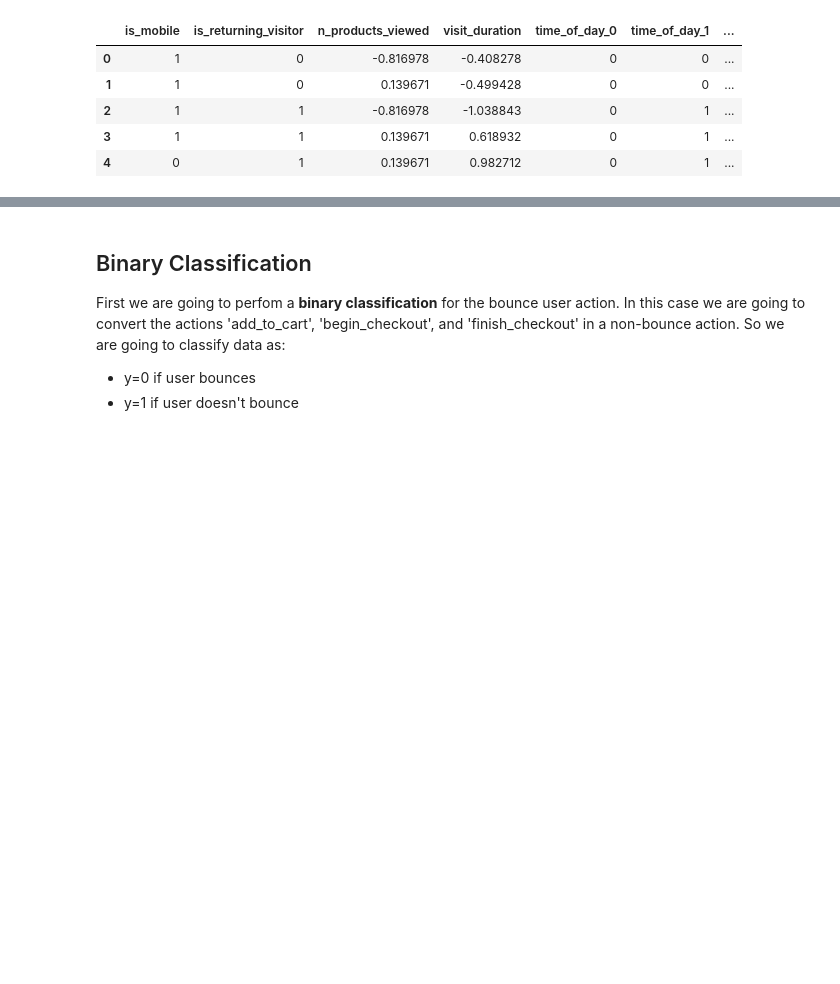
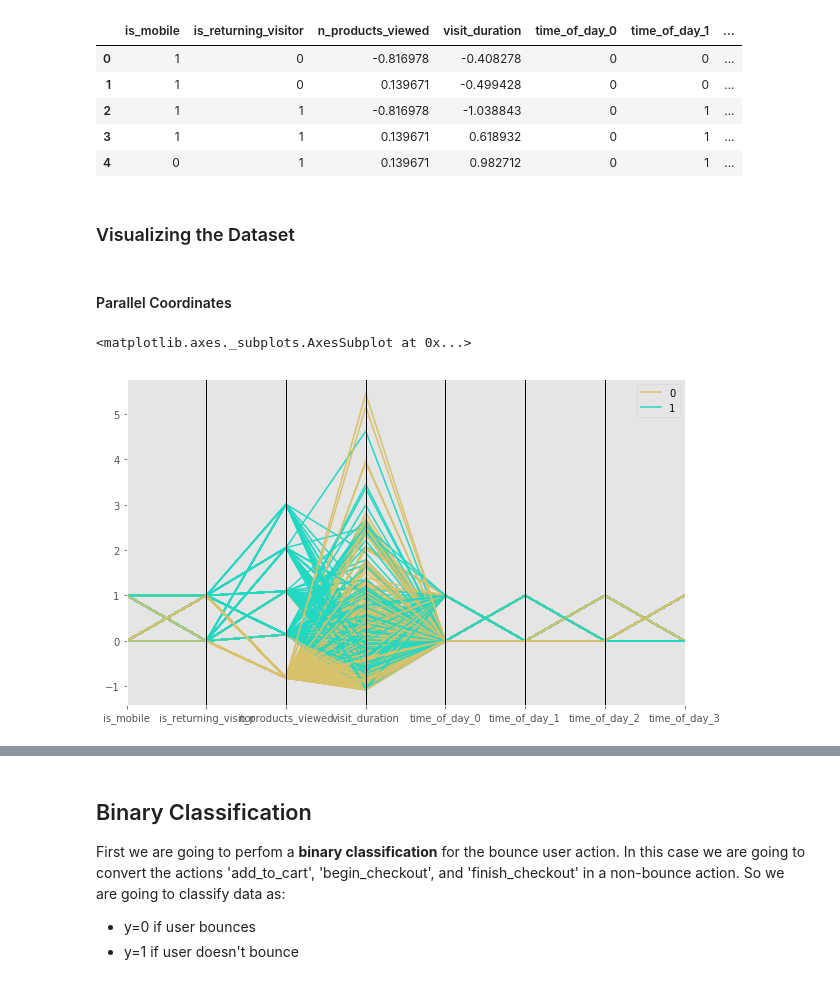
Before and after one commit to jmoianes/MachineLearning, a Jupyter notebook: 20 Projects/01 Ecommerce/Ecommerce.ipynb, the cells around one changed output, grey strips where cells are left out. Saved outputs shown, nothing was run; the diff lists cells and outputs as text; code cells hidden in the pictures; blank space fills up the shorter version.

```diff
--- a/20 Projects/01 Ecommerce/Ecommerce.ipynb
+++ b/20 Projects/01 Ecommerce/Ecommerce.ipynb
@@ -179,3 +189,31 @@ X.head()
 | 2 | 1 | 1 | -0.816978 | -1.038843 | 0 | 1 | ... |
 | 3 | 1 | 1 | 0.139671 | 0.618932 | 0 | 1 | ... |
 | 4 | 0 | 1 | 0.139671 | 0.982712 | 0 | 1 | ... |
+# %% [markdown]
+### Visualizing the Dataset
+# %%
+import matplotlib.pyplot as plt
+%matplotlib inline
+
+# plots configuration
+plt.style.use('ggplot')
+plt.rcParams['figure.figsize'] = 10, 6
+plt.rcParams['axes.labelsize'] = 11
+plt.rcParams['axes.titlesize'] = 11
+plt.rcParams['legend.fontsize'] = 10
+# %% [markdown]
+#### Parallel Coordinates
+# %%
+from pandas.tools.plotting import parallel_coordinates
+
+dataset = X.copy()
+
+# adding the target for a binary classification:
+# 0: user bounces
+# 1: user doesn't bounce
+dataset['target'] = y['user_action'].apply(lambda x: 1 if x>0 else 0)
+
+parallel_coordinates(dataset, 'target')
+# %% [output]
+<matplotlib.axes._subplots.AxesSubplot at 0x...>
+[figure, added]
```
Also changed, not shown: parts of 32 cells of this notebook, 5 other files.
